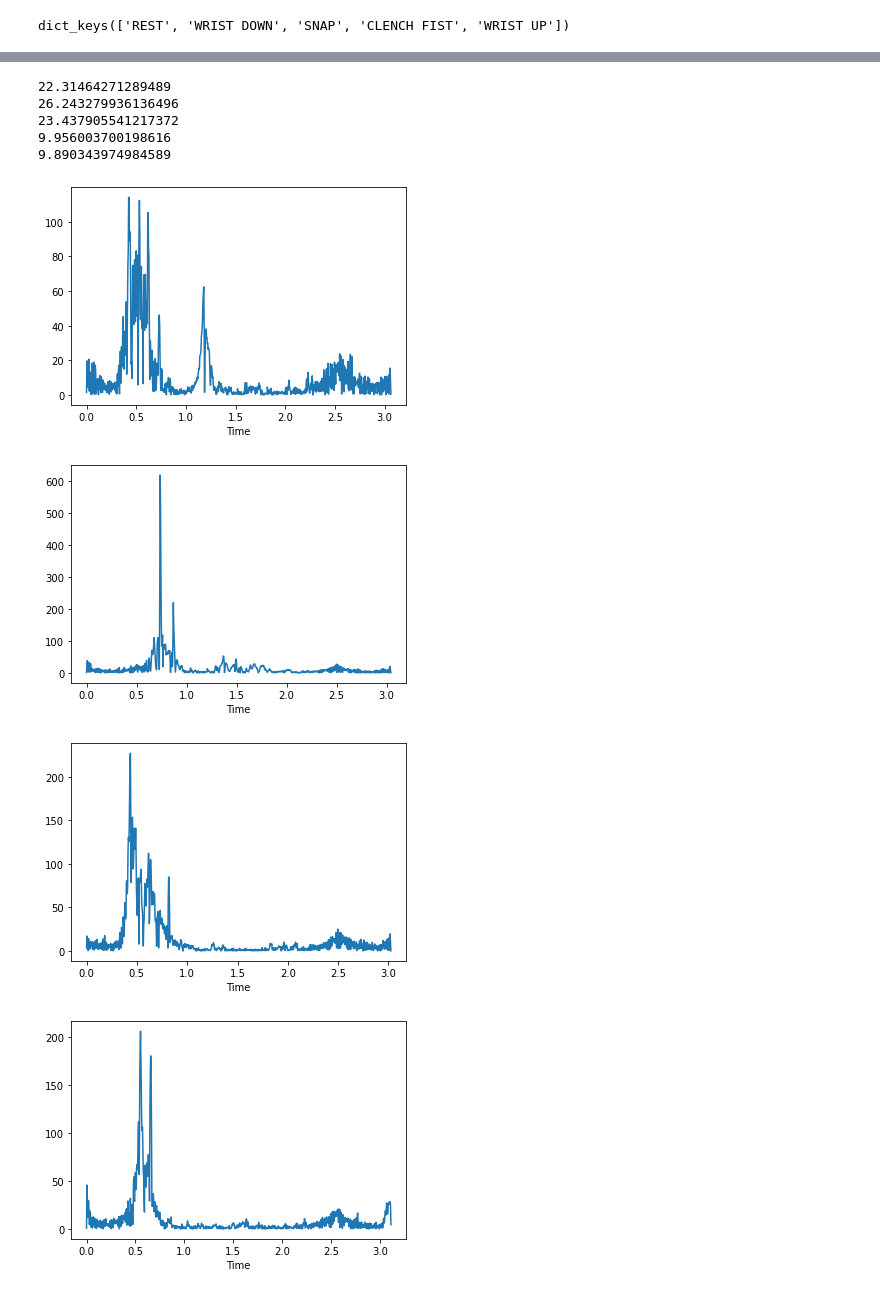
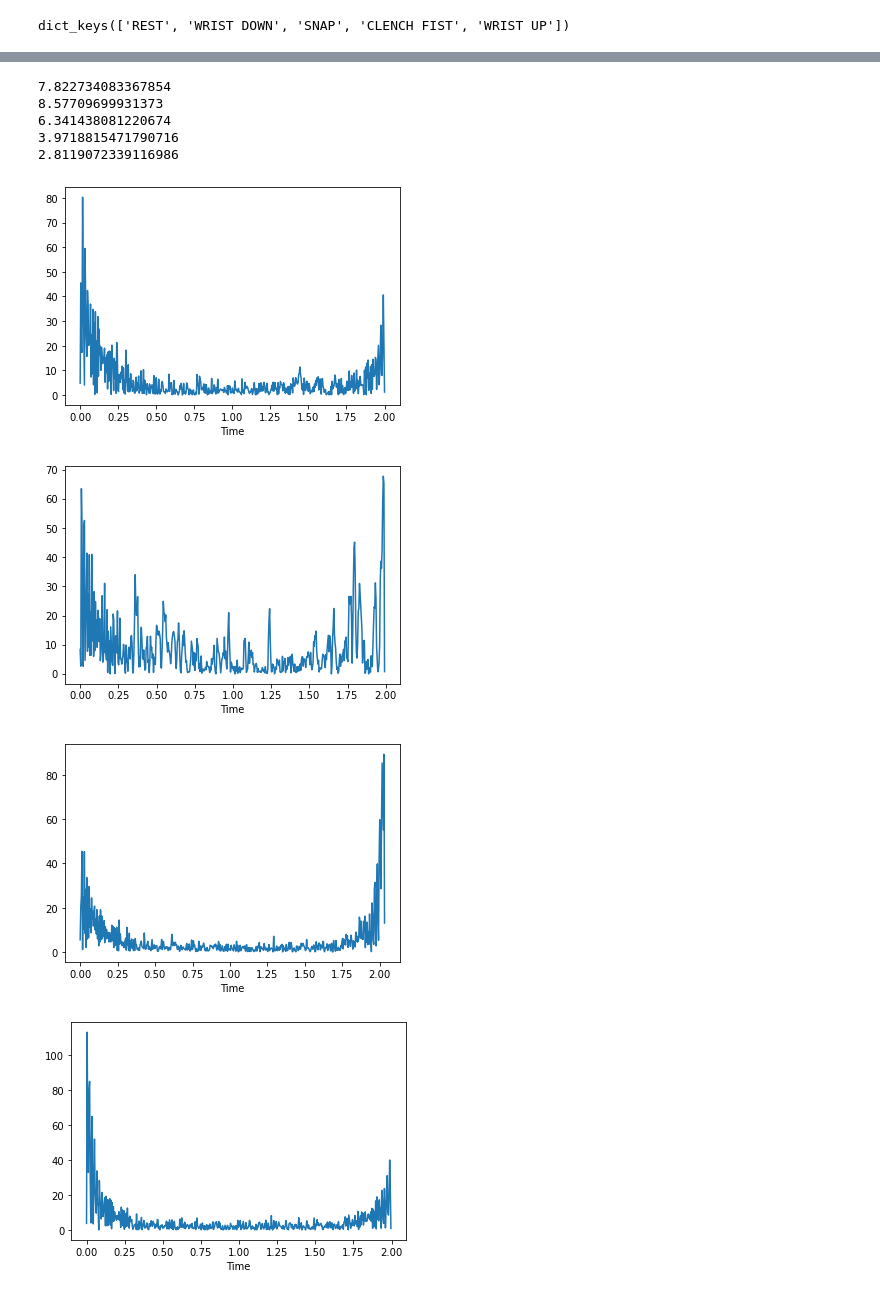
Before and after one commit to NeuroTech-UCSD/aeroMus, a Jupyter notebook: Project-Data/All_Motions.ipynb, the cells around one changed output, grey strips where cells are left out. Saved outputs shown, nothing was run; the diff lists cells and outputs as text; code cells hidden in the pictures.

```diff
--- a/Project-Data/All_Motions.ipynb
+++ b/Project-Data/All_Motions.ipynb
@@ -96,2 +91,2 @@ plt.plot(sess3[1])
 # %%
-category_instances = data_from_files(sess3_data,sess3_metadata,electrodes=[[1,2],[3,4],[5,6],[7,8]])
+category_instances = data_from_files(sess4_data,sess4_metadata,electrodes=[[1,2],[3,4],[5,6],[7,8]])
@@ -109,7 +106,7 @@ emg =  plot_emg(cat_dict=category_instances, category='REST', instance=0, electr
 def find_peaks(cat_dict, category, instance):
     peaks = []
     for i in range(4):
-        emg = plot_emg(cat_dict,category,instance, f'e{i+1}',plot=False)
+        emg = plot_emg(cat_dict,category,instance, f'e{i+1}',Q=30,plot=False)
         peak = np.max(emg.data)
         peaks.append(peak)
     return np.array(peaks)
@@ -138,18 +135,18 @@ amp_facts
 # %%
 for i in range(5):
-    clench_pks = find_peaks(category_instances, 'CLENCH FIST', i)
+    clench_pks = find_peaks(category_instances, 'SNAP', i)
     print(compute_amp_factor(clench_pks,rest_pks))
 # %% [output]
-22.31464271289489
-26.243279936136496
-23.437905541217372
-9.956003700198616
-9.890343974984589
+7.822734083367854
+8.57709699931373
+6.341438081220674
+3.9718815471790716
+2.8119072339116986
 # %%
 for i in range(5):
-    plot_emg(cat_dict=category_instances, category='WRIST UP', instance=i, electrode='e2',low=5,high=124,Q=30, plot=True)
+    plot_emg(cat_dict=category_instances, category='REST', instance=i, electrode='e1',low=5,high=124,Q=30, plot=True)
 # %% [output]
-[figure, old version]
+[figure, new version]
-[figure, old version]
+[figure, new version]
-[figure, old version]
+[figure, new version]
-[figure, old version]
+[figure, new version]
```
Also changed, not shown: parts of 10 cells of this notebook, 1 other file.
